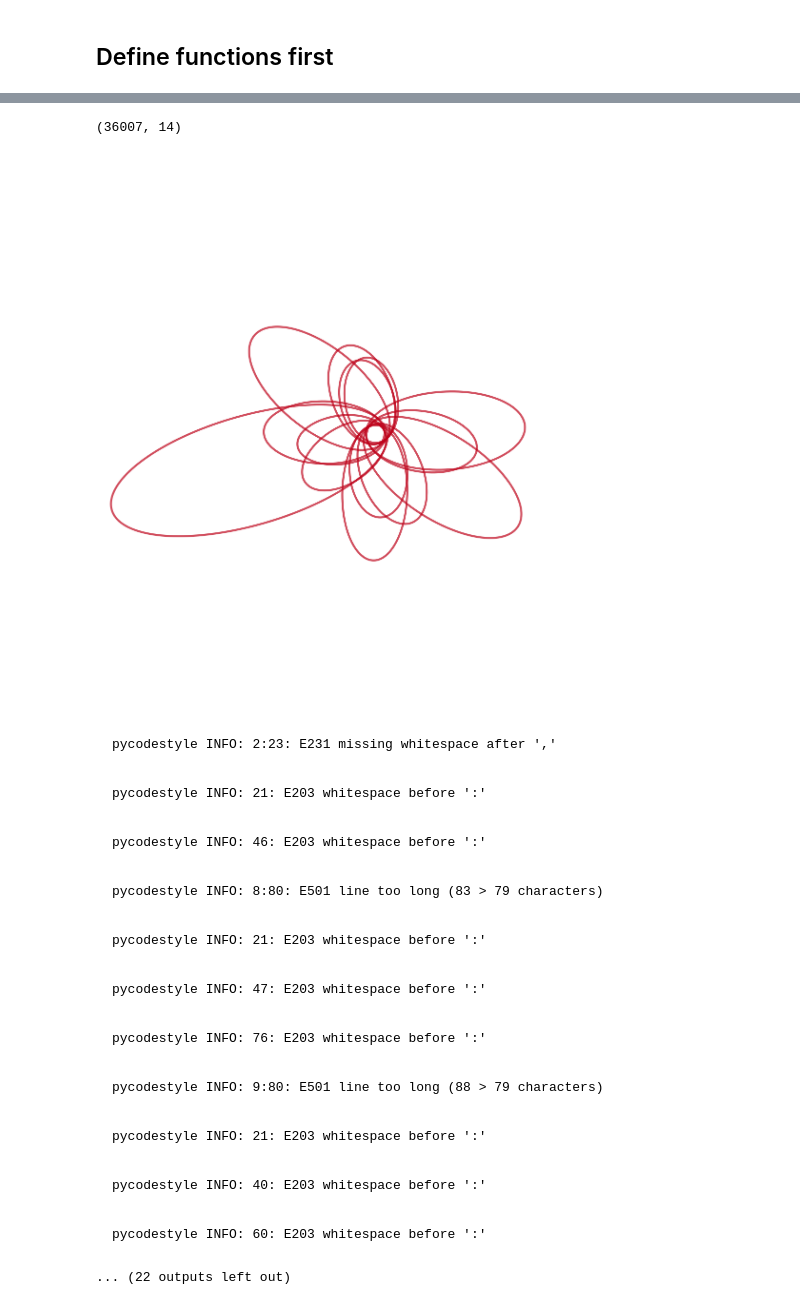
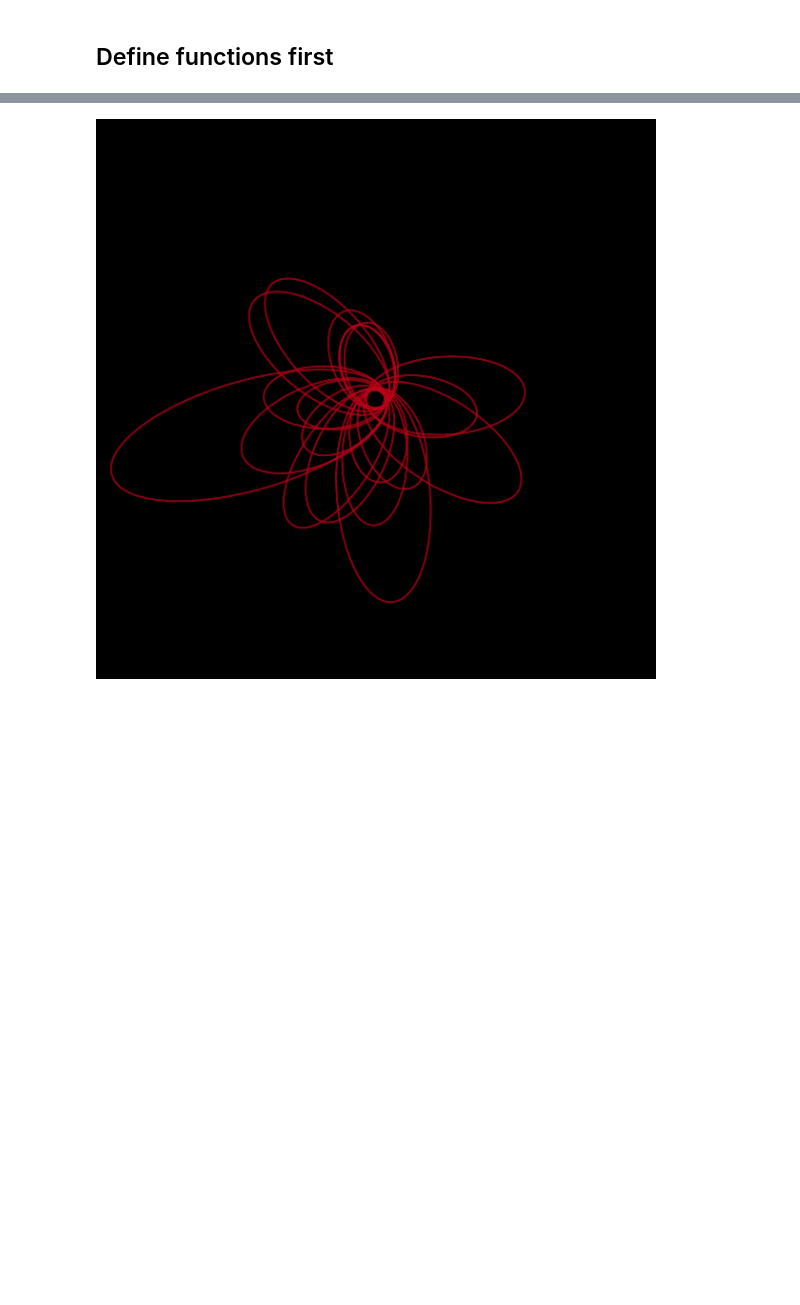
Before and after one commit to rubin-dp0/tutorial-notebooks, a Jupyter notebook: DP03_04_Trans-Neptunian_Objects.ipynb, the cells around one changed output, grey strips where cells are left out. Cells and saved outputs as stored; diff of their text form; code cells hidden in the pictures; blank space fills up the shorter version.

```diff
--- a/DP03_04_Trans-Neptunian_Objects.ipynb
+++ b/DP03_04_Trans-Neptunian_Objects.ipynb
@@ -67,0 +101,2 @@ def estDiamFromHandAlbedo(H, albedo=0.15):
+# %%
+a_Neptune = 30.11
@@ -313,13 +337,9 @@ TNOs can be defined as having `a > 30`. There's no `a` column in the MPCORB tabl
 # %%
-#tnos_first_cut = service.search("SELECT ssObjectId,e,incl,mpcH,q,node,peri "
-#                                "FROM dp03_catalogs.MPCORB "
-#                                "WHERE q > 20").to_table()
-
-n_obs = 50
+num_obs = 10
 tnos = service.search("SELECT mpc.ssObjectId, mpc.e, mpc.incl, mpc.mpcH, mpc.q, mpc.node, mpc.peri "
                                 "FROM dp03_catalogs.MPCORB as mpc "
                                 "JOIN dp03_catalogs.SSObject as sso "
                                 "ON mpc.ssObjectId = sso.ssObjectId "
-                                f"WHERE (mpc.q/(1-mpc.e) > {a_N}) "
-                                f"AND sso.numObs > {n_obs}"
+                                f"WHERE (mpc.q/(1-mpc.e) > {a_Neptune}) "
+                                f"AND sso.numObs > {num_obs}"
                                 "AND mpc.e < 1").to_table()
@@ -697,6 +646,5 @@ def full_ellipse(a, e, i, Omega, omega):
 # %%
-x = []
-# node = Omega; peri = omega
+ellipse_vec = []
 for i in tnos:
-    x.append(full_ellipse(i['a'], i['e'], i['incl'], i['node'], i['peri']))
-tnos['vec'] = x
+    ellipse_vec.append(full_ellipse(i['a'], i['e'], i['incl'], i['node'], i['peri']))
+tnos['ellipse_vec'] = ellipse_vec
@@ -703,4 +653,4 @@ tnos['vec'] = x
 # %%
 for i in tnos[:100]:
-    plt.plot(i['vec'][:,0], i['vec'][:,1])
+    plt.plot(i['ellipse_vec'][:,0], i['ellipse_vec'][:,1])
 # %% [output]
@@ -710,54 +658,20 @@ pycodestyle INFO: 2:39: E231 missing whitespace after ','
-# %%
-len(tnos), len(tnos[(tnos['a'] > 150) & (tnos['q'] > 30)])
-# %% [output]
-(36007, 14)
 # %%
 fig = plt.figure()
 fig.set_size_inches(15,15)
 plt.rcParams['figure.facecolor'] = 'black'
-
 plt.axes().set_aspect('equal')
-
-
 colors = {'Resonant' : '#9ed4bf', 'Classical' : '#9ed4bf', 'Scattering': '#9ed4bf',
           'Detached' : '#9ed4bf', 'Oort cloud' : '#9ed4bf', 'Inner Centaur' : '#9ed4bf'}
 alphas = {'Resonant' : 0.1, 'Classical' : 0.1, 'Scattering' : 0.1, 'Detached': 0.1, 'Inner Centaur' : 0.1, 'Oort cloud' : 0.1}
 alphas_dist = {'Resonant' : 0.2, 'Classical' : 0.2, 'Scattering' : 0.2, 'Detached': 0.2, 'Inner Centaur' : 0.2, 'Oort cloud' :0.2}
-
-
-
 tnos.sort('a')
-#for i in reversed(tnos):
-
-#    if i['a'] < 100:
-#        pl.plot(i['vec'][:,0], i['vec'][:,1], colors[i['class']], alpha=alphas[i['class']], linewidth=3)
-#    else:
-#        pl.plot(i['vec'][:,0], i['vec'][:,1], colors[i['class']], alpha=alphas_dist[i['class']], linewidth=3)
-#pl.plot(xx[:,0], xx[:,1],  'xkcd:scarlet', alpha=1)
-
-for i in tnos[(tnos['a'] > 150) & (tnos['q'] > 30)]:
-    plt.plot(i['vec'][:,0], i['vec'][:,1], 'xkcd:scarlet', linewidth=3, alpha=0.7)
+for i in tnos[tnos['class'] == 'Extreme']:
+    plt.plot(i['ellipse_vec'][:,0], i['ellipse_vec'][:,1], 'xkcd:scarlet',
+             linewidth=3, alpha=0.7)
 plt.xlim(-1000,1000)
 plt.ylim(-1000,1000)
-
-
 plt.axis('off')
-
-
-#pl.savefig('all_p9.png', dpi = 300)
 plt.show()
 # %% [output]
-[figure, old version]
+[figure, new version]
-pycodestyle INFO: 2:23: E231 missing whitespace after ','
-pycodestyle INFO: 21: E203 whitespace before ':'
-pycodestyle INFO: 46: E203 whitespace before ':'
-pycodestyle INFO: 8:80: E501 line too long (83 > 79 characters)
-pycodestyle INFO: 21: E203 whitespace before ':'
-pycodestyle INFO: 47: E203 whitespace before ':'
-pycodestyle INFO: 76: E203 whitespace before ':'
-pycodestyle INFO: 9:80: E501 line too long (88 > 79 characters)
-pycodestyle INFO: 21: E203 whitespace before ':'
-pycodestyle INFO: 40: E203 whitespace before ':'
-pycodestyle INFO: 60: E203 whitespace before ':'
-... (22 outputs left out)
 # %%
```
Also changed, not shown: parts of 47 cells of this notebook.
